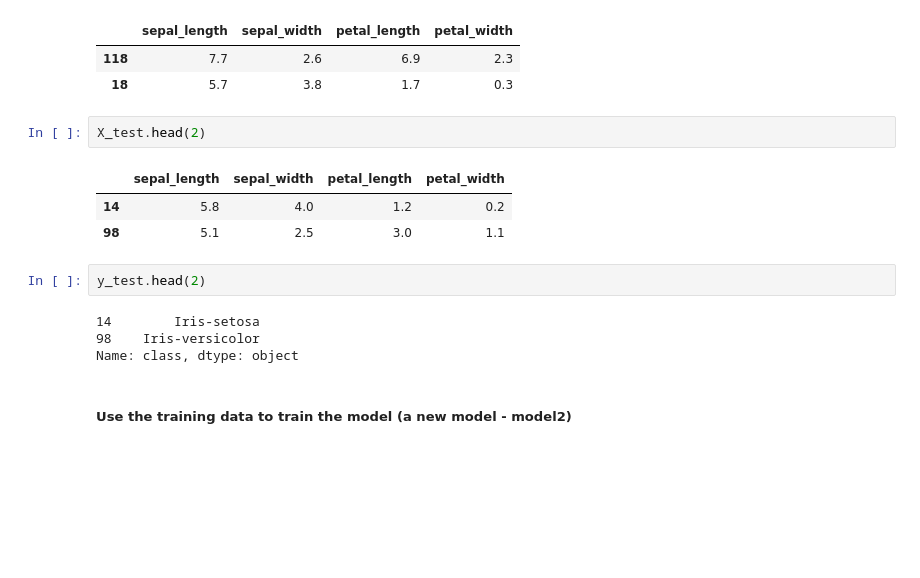
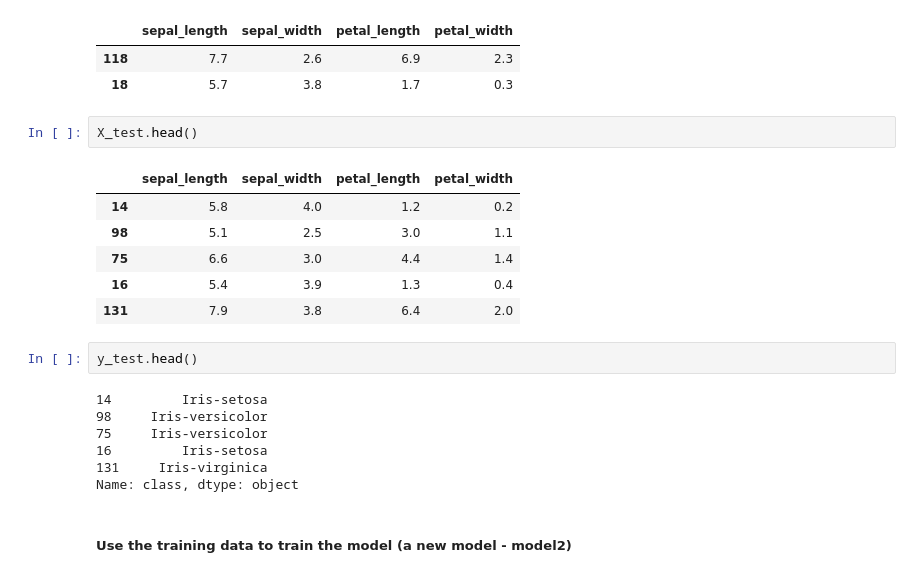
Before and after one commit to nlihin/data-analytics, a Jupyter notebook: unit7.ipynb, the cells around one changed output. Cells and saved outputs as stored; diff of their text form; blank space fills up the shorter version.

```diff
--- a/unit7.ipynb
+++ b/unit7.ipynb
@@ -181,16 +177,22 @@ X_train.head(2)
 | 118 | 7.7 | 2.6 | 6.9 | 2.3 |
 | 18 | 5.7 | 3.8 | 1.7 | 0.3 |
 # %%
-X_test.head(2)
+X_test.head()
 # %% [output]
 |  | sepal_length | sepal_width | petal_length | petal_width |
 | 14 | 5.8 | 4.0 | 1.2 | 0.2 |
 | 98 | 5.1 | 2.5 | 3.0 | 1.1 |
+| 75 | 6.6 | 3.0 | 4.4 | 1.4 |
+| 16 | 5.4 | 3.9 | 1.3 | 0.4 |
+| 131 | 7.9 | 3.8 | 6.4 | 2.0 |
 # %%
-y_test.head(2)
+y_test.head()
 # %% [output]
-14        Iris-setosa
-98    Iris-versicolor
+14         Iris-setosa
+98     Iris-versicolor
+75     Iris-versicolor
+16         Iris-setosa
+131     Iris-virginica
 Name: class, dtype: object
 # %% [markdown]
 ##### Use the training data to train the model (a new model - model2)
```
Also changed, not shown: parts of 21 cells of this notebook.
